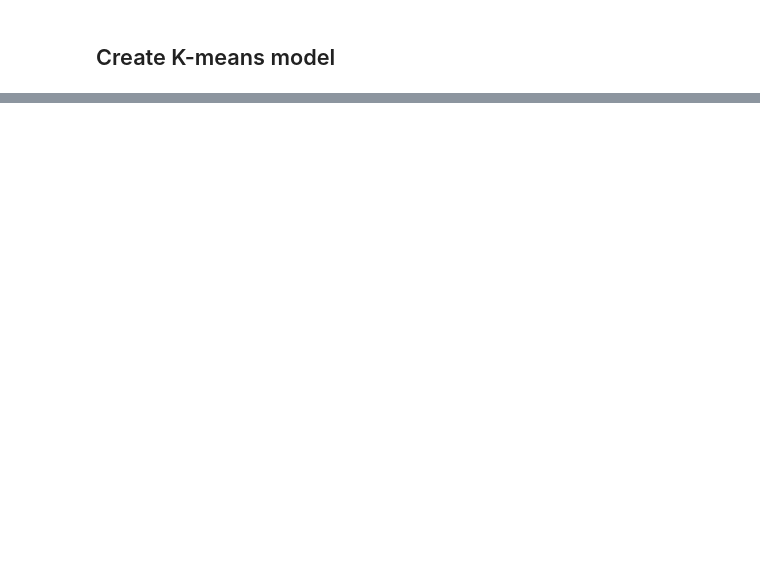
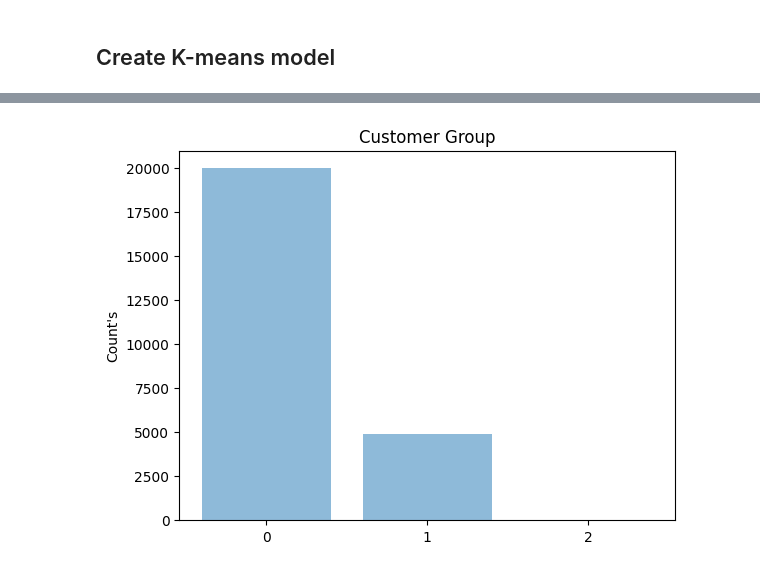
Before and after one commit to surjkhanal/Customer-Segmentation, a Jupyter notebook: Customer_Segmentation.ipynb, the cells around one changed output, grey strips where cells are left out. Cells and saved outputs as stored; diff of their text form; code cells hidden in the pictures; blank space fills up the shorter version.

```diff
--- a/Customer_Segmentation.ipynb
+++ b/Customer_Segmentation.ipynb
@@ -484,0 +268,4 @@ fig.show()
+# %%
+labels=KMeans(n_clusters=n,random_state=200).fit(data_scaled).labels_
+# %%
+customers['Level']=labels
@@ -484,0 +281,14 @@ fig.show()
+# %%
+x = name
+y = np.arange(len(x))
+h = size
+
+plt.bar(y, h, align='center', alpha=0.5)
+plt.xticks(y, x)
+plt.ylabel("Count's")
+plt.title('Customer Group')
+
+
+plt.show()
+# %% [output]
+[figure, added]
```
Also changed, not shown: parts of 49 cells of this notebook.
